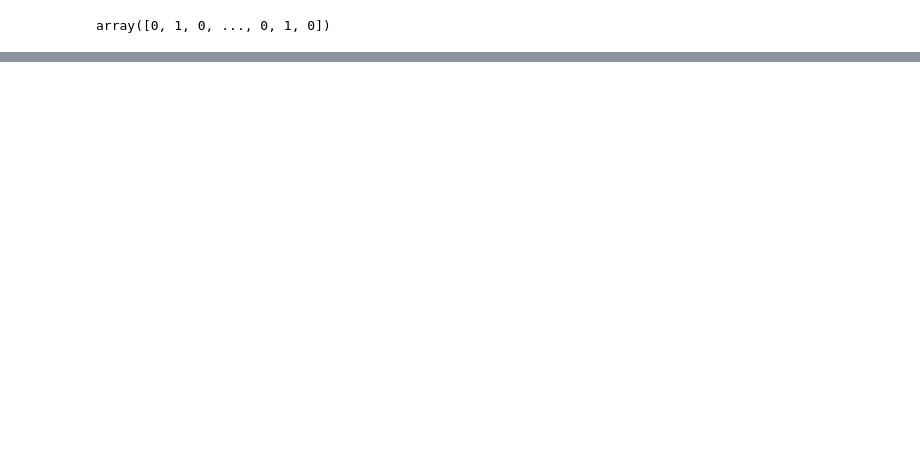
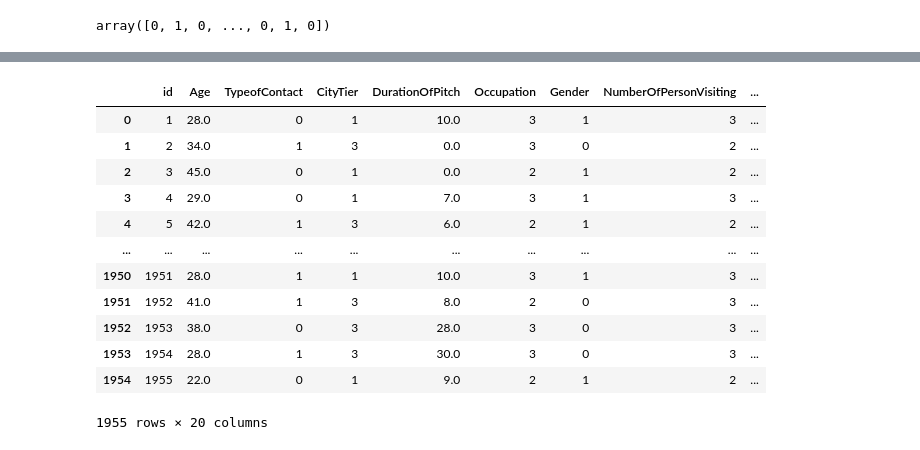
Before and after one commit to T-aggle/Dacon-basic-Study, a Jupyter notebook: jiyeon/여행상품경진대회/데이콘_Basic_여행_상품_신청_여부_예측_경진대회.ipynb, the cells around one changed output, grey strips where cells are left out. Saved outputs shown, nothing was run; the diff lists cells and outputs as text; code cells hidden in the pictures; blank space fills up the shorter version.

```diff
--- a/jiyeon/여행상품경진대회/데이콘_Basic_여행_상품_신청_여부_예측_경진대회.ipynb
+++ b/jiyeon/여행상품경진대회/데이콘_Basic_여행_상품_신청_여부_예측_경진대회.ipynb
@@ -256,0 +256,17 @@ ValueError: ignored
+# %%
+# pandas의 fillna 메소드를 활용하여 NAN 값을 채워니다.
+train_nona = train.copy()
+
+# 0 으로 채우는 경우
+train_nona.DurationOfPitch = train_nona.DurationOfPitch.fillna(0)
+
+# mean 값으로 채우는 경우
+mean_cols = ['Age','NumberOfFollowups','PreferredPropertyStar','NumberOfTrips','NumberOfChildrenVisiting','MonthlyIncome']
+for col in mean_cols:
+    train_nona[col] = train_nona[col].fillna(train[col].mean())
+
+# "Unknown"으로 채우는 경우
+train_nona.TypeofContact = train_nona.TypeofContact.fillna("Unknown")
+
+# 결과를 확인합니다.
+train_nona.isna().sum()
@@ -256,0 +312,27 @@ ValueError: ignored
+# %%
+from sklearn.preprocessing import LabelEncoder
+
+train_enc = train_nona.copy()
+
+# 모든 문자형 변수에 대해 encoder를 적용합니다.
+for o_col in object_columns:
+    encoder = LabelEncoder()
+    encoder.fit(train_enc[o_col])
+    train_enc[o_col] = encoder.transform(train_enc[o_col])
+
+# 결과를 확인합니다.
+train_enc
+# %% [output]
+|  | id | Age | TypeofContact | CityTier | DurationOfPitch | Occupation | Gender | NumberOfPersonVisiting | ... |
+| 0 | 1 | 28.0 | 0 | 1 | 10.0 | 3 | 1 | 3 | ... |
+| 1 | 2 | 34.0 | 1 | 3 | 0.0 | 3 | 0 | 2 | ... |
+| 2 | 3 | 45.0 | 0 | 1 | 0.0 | 2 | 1 | 2 | ... |
+| 3 | 4 | 29.0 | 0 | 1 | 7.0 | 3 | 1 | 3 | ... |
+| 4 | 5 | 42.0 | 1 | 3 | 6.0 | 2 | 1 | 2 | ... |
+| ... | ... | ... | ... | ... | ... | ... | ... | ... | ... |
+| 1950 | 1951 | 28.0 | 1 | 1 | 10.0 | 3 | 1 | 3 | ... |
+| 1951 | 1952 | 41.0 | 1 | 3 | 8.0 | 2 | 0 | 3 | ... |
+| 1952 | 1953 | 38.0 | 0 | 3 | 28.0 | 3 | 0 | 3 | ... |
+| 1953 | 1954 | 28.0 | 1 | 3 | 30.0 | 3 | 0 | 3 | ... |
+| 1954 | 1955 | 22.0 | 0 | 1 | 9.0 | 2 | 1 | 2 | ... |
+1955 rows × 20 columns
```
Also changed, not shown: parts of 34 cells of this notebook.
